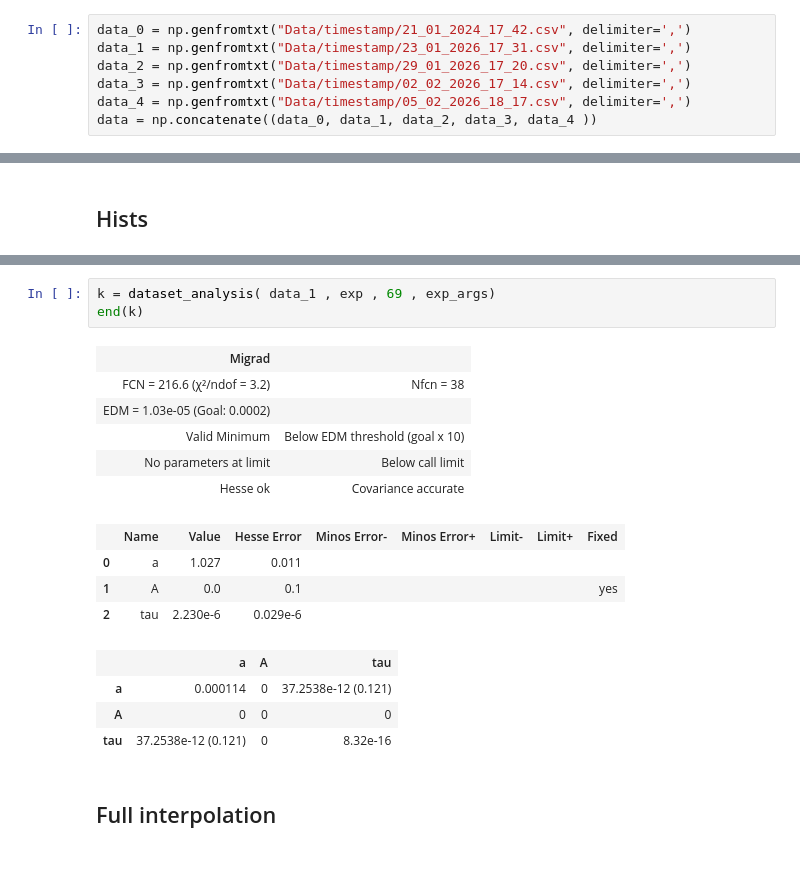
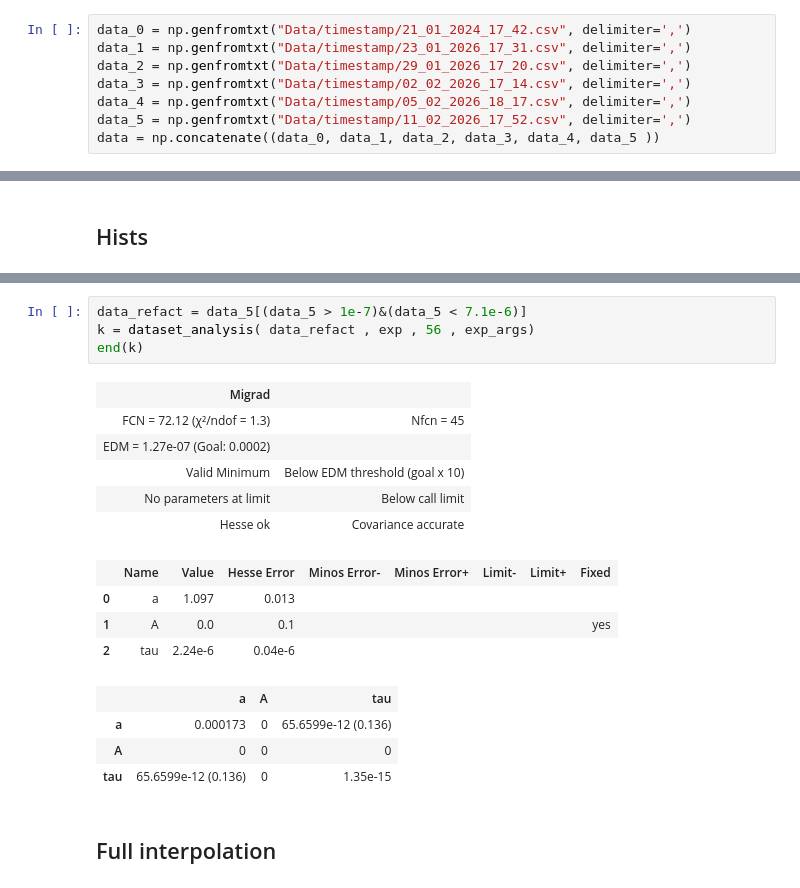
Before and after one commit to Matti-z/Lab-muons, a Jupyter notebook: hist_definitivo.ipynb, the cells around one changed output, grey strips where cells are left out. Cells and saved outputs as stored; diff of their text form.

Commit message:
add data analyses 11/02

```diff
--- a/hist_definitivo.ipynb
+++ b/hist_definitivo.ipynb
@@ -95,7 +95,8 @@ data_1 = np.genfromtxt("Data/timestamp/23_01_2026_17_31.csv", delimiter=',')
 data_2 = np.genfromtxt("Data/timestamp/29_01_2026_17_20.csv", delimiter=',')
 data_3 = np.genfromtxt("Data/timestamp/02_02_2026_17_14.csv", delimiter=',')
 data_4 = np.genfromtxt("Data/timestamp/05_02_2026_18_17.csv", delimiter=',')
-data = np.concatenate((data_0, data_1, data_2, data_3, data_4 ))
+data_5 = np.genfromtxt("Data/timestamp/11_02_2026_17_52.csv", delimiter=',')
+data = np.concatenate((data_0, data_1, data_2, data_3, data_4, data_5 ))
 # %% [markdown]
 # Analysis
 # %% [markdown]
@@ -128,21 +131,22 @@ fig.show()
 # %%
-k = dataset_analysis( data_1 , exp , 69 , exp_args)
+data_refact = data_5[(data_5 > 1e-7)&(data_5 < 7.1e-6)]
+k = dataset_analysis( data_refact , exp , 56 , exp_args)
 end(k)
 # %% [output]
 | Migrad |  |
-| FCN = 216.6 (χ²/ndof = 3.2) | Nfcn = 38 |
-| EDM = 1.03e-05 (Goal: 0.0002) |  |
+| FCN = 72.12 (χ²/ndof = 1.3) | Nfcn = 45 |
+| EDM = 1.27e-07 (Goal: 0.0002) |  |
 | Valid Minimum | Below EDM threshold (goal x 10) |
 | No parameters at limit | Below call limit |
 | Hesse ok | Covariance accurate |
 |  | Name | Value | Hesse Error | Minos Error- | Minos Error+ | Limit- | Limit+ | Fixed |
-| 0 | a | 1.027 | 0.011 |  |  |  |  |  |
+| 0 | a | 1.097 | 0.013 |  |  |  |  |  |
 | 1 | A | 0.0 | 0.1 |  |  |  |  | yes |
-| 2 | tau | 2.230e-6 | 0.029e-6 |  |  |  |  |  |
+| 2 | tau | 2.24e-6 | 0.04e-6 |  |  |  |  |  |
 |  | a | A | tau |
-| a | 0.000114 | 0 | 37.2538e-12 (0.121) |
+| a | 0.000173 | 0 | 65.6599e-12 (0.136) |
 | A | 0 | 0 | 0 |
-| tau | 37.2538e-12 (0.121) | 0 | 8.32e-16 |
+| tau | 65.6599e-12 (0.136) | 0 | 1.35e-15 |
 # %% [markdown]
 ## Full interpolation
 # %%
```
Also changed, not shown: parts of 2 cells of this notebook, 1 other file.
